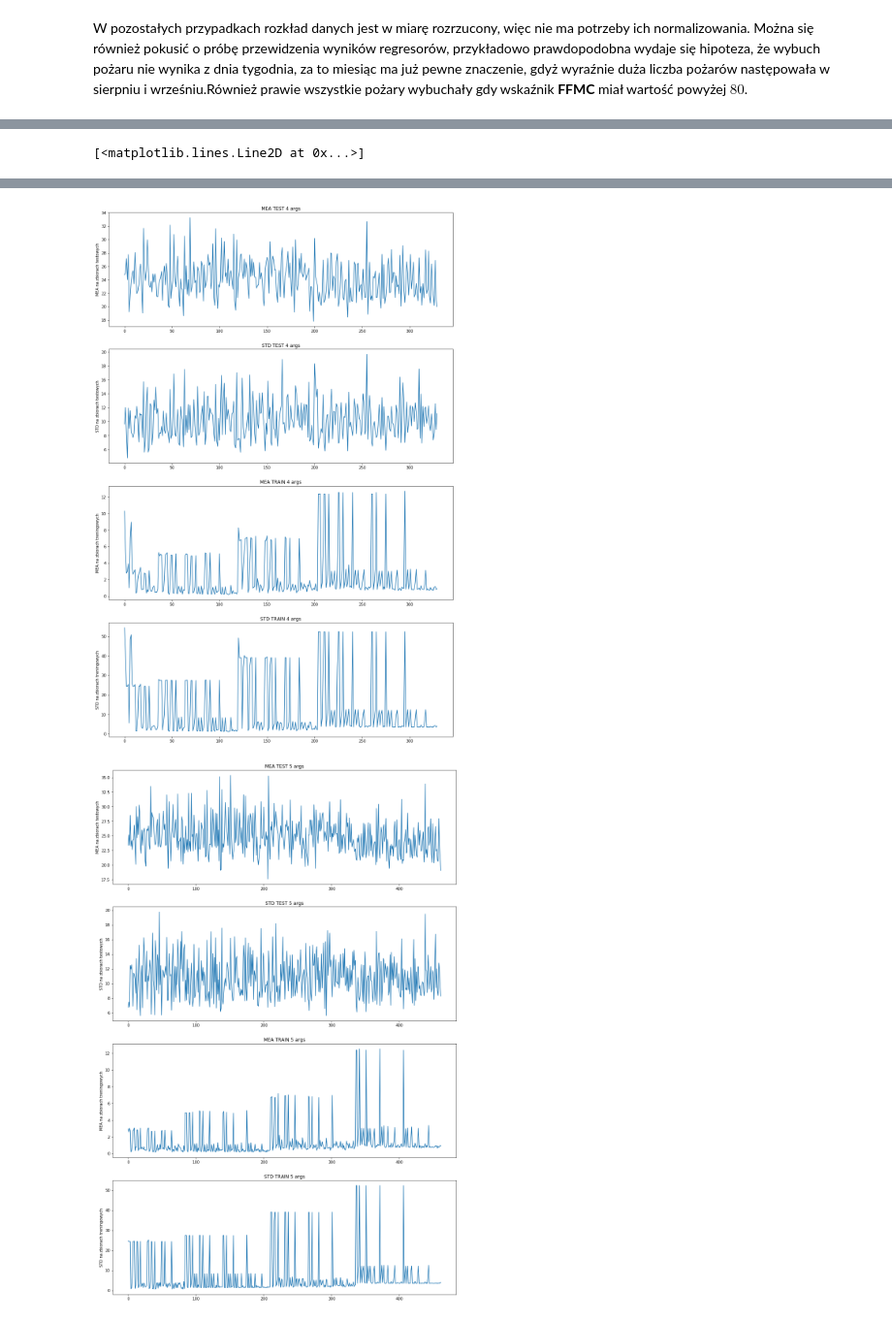
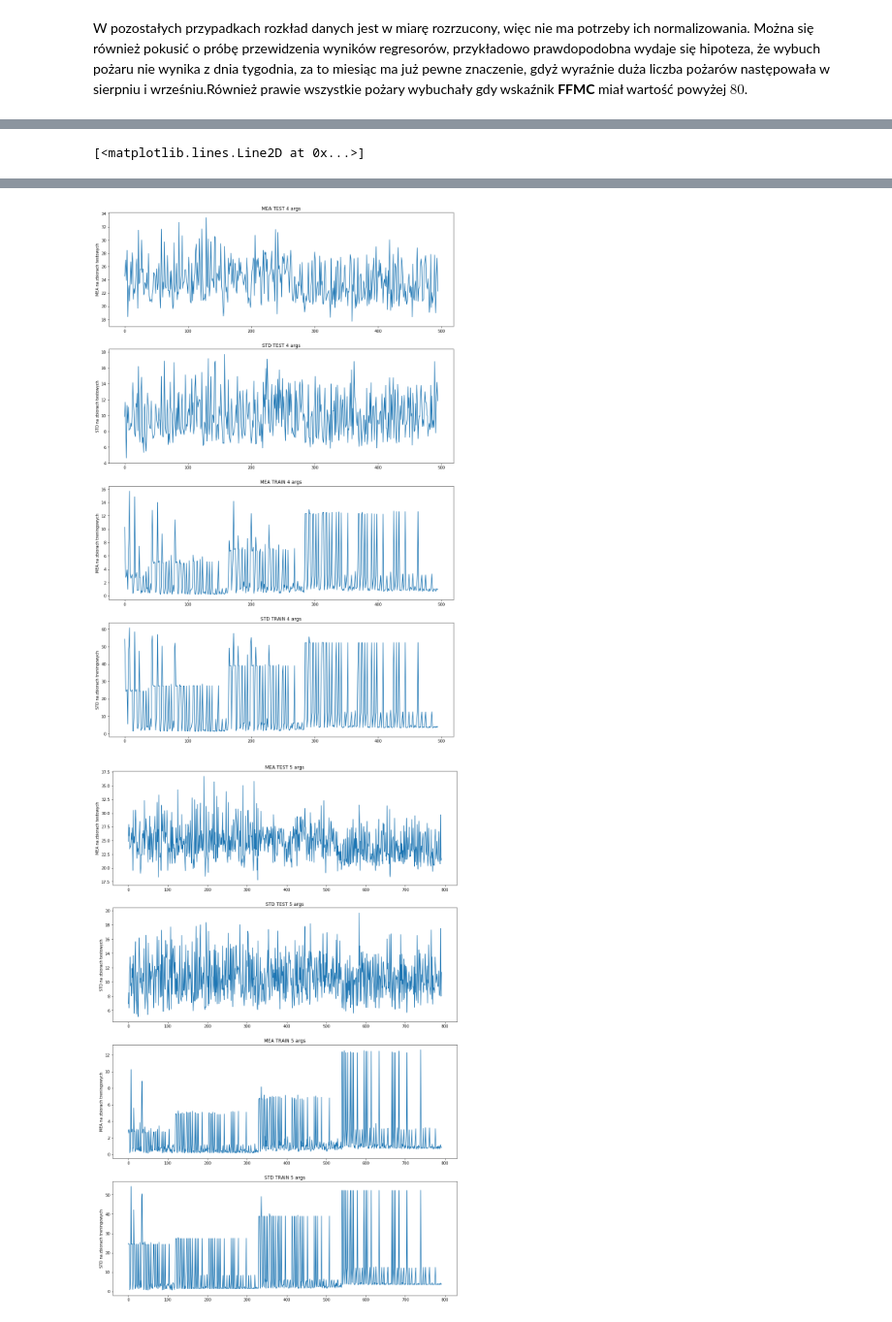
Before and after one commit to Jack-the-bubble/pszt_2, a Jupyter notebook: try_1/Untitled.ipynb, the cells around one changed output, grey strips where cells are left out. Shown at 97% size. Saved outputs shown, nothing was run; the diff lists cells and outputs as text; code cells hidden in the pictures.

```diff
--- a/try_1/Untitled.ipynb
+++ b/try_1/Untitled.ipynb
@@ -106,8 +106,8 @@ month = {'jan': 0, 'feb': 1, 'mar': 2, 'apr': 3, 'may': 4, 'jun': 5, 'jul': 6, '
 #mapowanie wartości dla potrzeby dalszych obliczeń
 data_set = data.copy()
 
-data_set['day'] = data_set['day'].map(days)
-data_set['month'] = data_set['month'].map(month)
+data_set.replace(days, inplace=True)
+data_set.replace(month, inplace=True)
 
 data_set
 # %% [output]
@@ -217,6 +225,7 @@ def validate_tree(x_set, y_set, max_dep, n_folds=10, scor = 'neg_mean_abslute_er
     ###
     train_mean = np.mean(abs(y_train-y_set))
     train_std = np.std(y_train-y_set)
+
     #liczenie błędów dla zbiorów testowych
     treeRegresor = tree.DecisionTreeRegressor(max_depth=max_dep)
     scores = cross_val_score(treeRegresor, x_set, y_set, scoring = scor, cv = crossval_it, n_jobs=1)
@@ -229,11 +238,11 @@ mean_feat_mae_tr = []
 mean_feat_std_tr = []
 
 #sprawdzenie wpływu ilości cech na jakość uczenia
-for k in range(11):
+for k in range(12):
     #ilość cech
     args = k+1
     print(args)
-    cc =list(combinations(data_set.iloc[:, 0:11], args))
+    cc =list(combinations(data_set.iloc[:, 0:12], args))
     mea_tst=[]
     stede_tst=[]
     mea_tr=[]
@@ -322,2 +331,2 @@ min mea na testowym:  24.068035825293723 , std dla tego mea:  11.662974943213882
-[figure, old version]
+[figure, new version]
-[figure, old version]
+[figure, new version]
```
Also changed, not shown: parts of 8 cells of this notebook.
